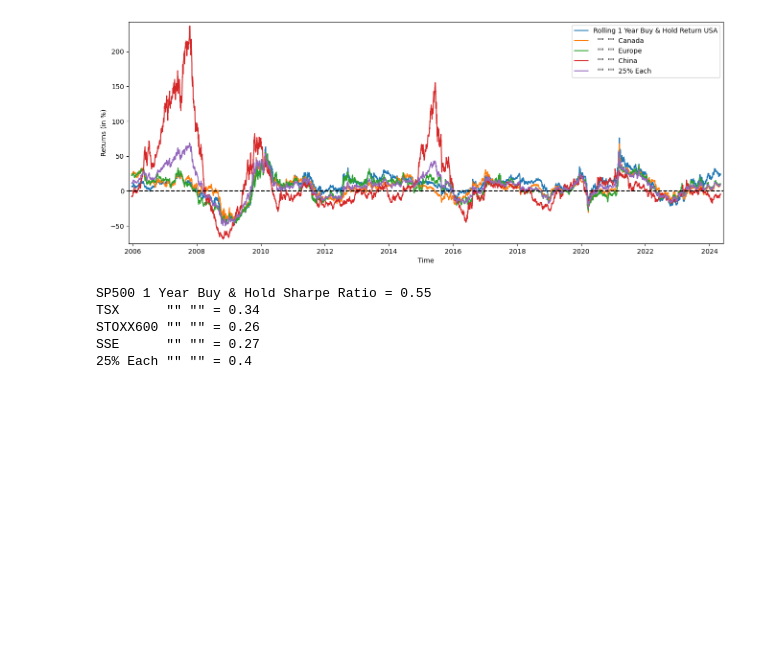
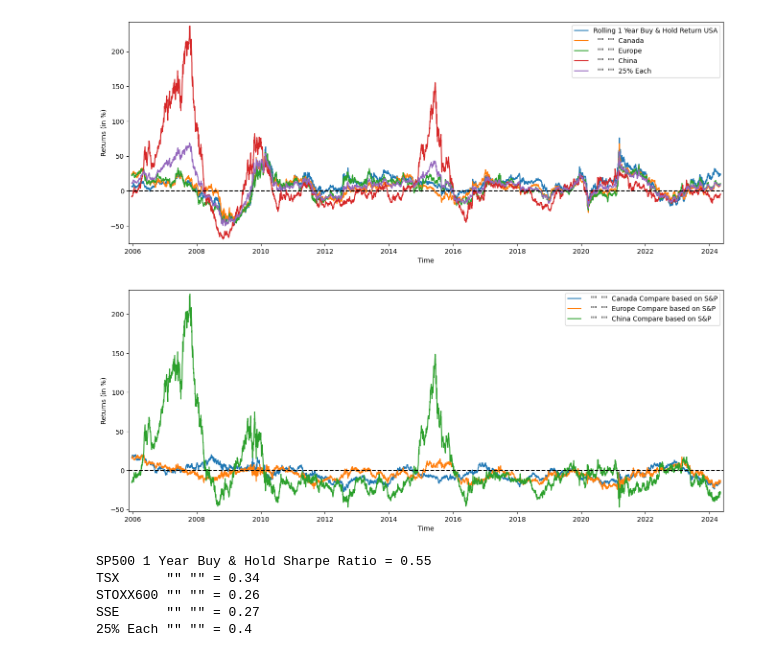
Before and after one commit to yukiriru/Quantitative-Notebooks, a Jupyter notebook: AssetAllocation.ipynb, the cells around one changed output. Saved outputs shown, nothing was run; the diff lists cells and outputs as text; code cells hidden in the pictures; blank space fills up the shorter version.

```diff
--- a/AssetAllocation.ipynb
+++ b/AssetAllocation.ipynb
@@ -153,6 +153,25 @@ plt.legend()
 plt.show()
 # %% [output]
 [figure]
+# %%
+##add 2 - S&P 대비 수익률
+
+TSX1Y_    = TSX1Y -SP1Y
+STOXX1Y_  = STOXX1Y -SP1Y
+SSE1Y_    = SSE1Y -SP1Y
+
+plt.figure(figsize=(16,6))
+plt.plot(TSX1Y_*100,    label='  ""  ""  Canada Compare based on S&P')
+plt.plot(STOXX1Y_*100,  label='  ""  ""  Europe Compare based on S&P')
+plt.plot(SSE1Y_*100,    label='  ""  ""  China Compare based on S&P')
+plt.xlabel('Time')
+plt.ylabel('Returns (in %)')
+plt.margins(x=0.005,y=0.02)
+plt.axhline(y=0, xmin=0, xmax=1, linestyle='--', color='k')
+plt.legend()
+plt.show()
+# %% [output]
+[figure, added]
 # %%
 marr      = 0 #minimal acceptable rate of return (usually equal to the risk free rate)
 SP1YS     = (SP1Y.mean()    -marr) /SP1Y.std()
```
Also changed, not shown: parts of 1 cell of this notebook.
